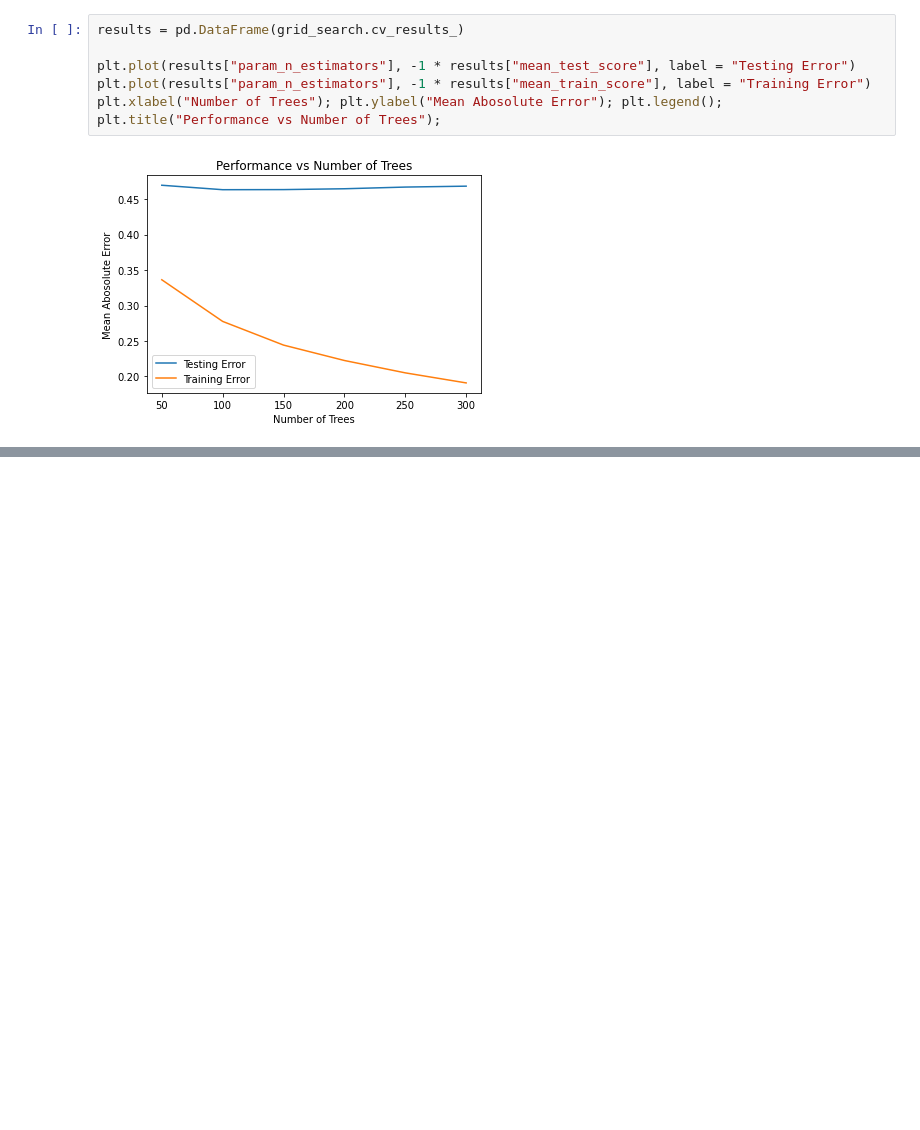
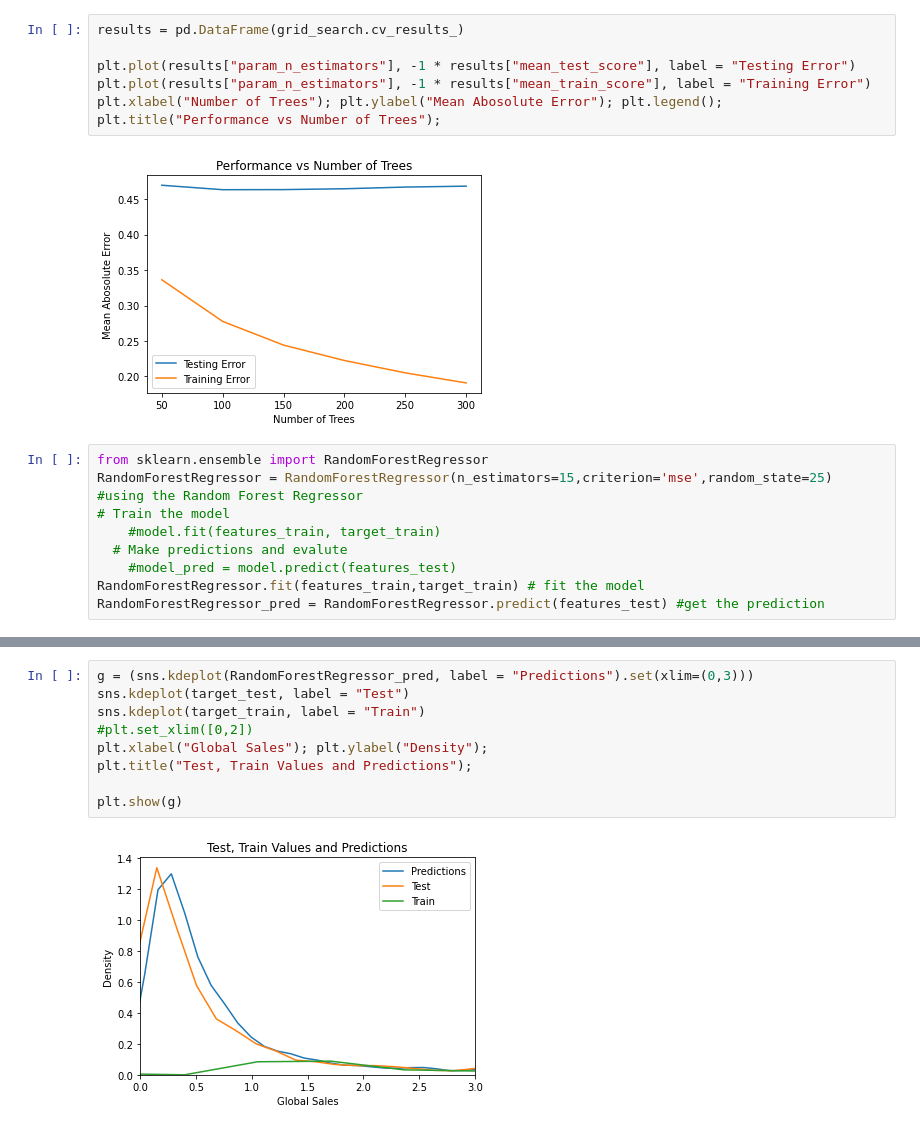
Before and after one commit to kschrock/Math495, a Jupyter notebook: FinalProject.ipynb, the cells around one changed output, grey strips where cells are left out. Cells and saved outputs as stored; diff of their text form; blank space fills up the shorter version.

Commit message:
Second Model Done

```diff
--- a/FinalProject.ipynb
+++ b/FinalProject.ipynb
@@ -207,3 +207,13 @@ plt.xlabel("Number of Trees"); plt.ylabel("Mean Abosolute Error"); plt.legend();
 plt.title("Performance vs Number of Trees");
 # %% [output]
 [figure]
+# %%
+from sklearn.ensemble import RandomForestRegressor
+RandomForestRegressor = RandomForestRegressor(n_estimators=15,criterion='mse',random_state=25)
+#using the Random Forest Regressor
+# Train the model
+    #model.fit(features_train, target_train)
+  # Make predictions and evalute
+    #model_pred = model.predict(features_test)
+RandomForestRegressor.fit(features_train,target_train) # fit the model
+RandomForestRegressor_pred = RandomForestRegressor.predict(features_test) #get the prediction
@@ -209,0 +249,11 @@ plt.title("Performance vs Number of Trees");
+# %%
+g = (sns.kdeplot(RandomForestRegressor_pred, label = "Predictions").set(xlim=(0,3)))
+sns.kdeplot(target_test, label = "Test")
+sns.kdeplot(target_train, label = "Train")
+#plt.set_xlim([0,2])
+plt.xlabel("Global Sales"); plt.ylabel("Density");
+plt.title("Test, Train Values and Predictions");
+
+plt.show(g)
+# %% [output]
+[figure, added]
```
Also changed, not shown: parts of 2 cells of this notebook.
